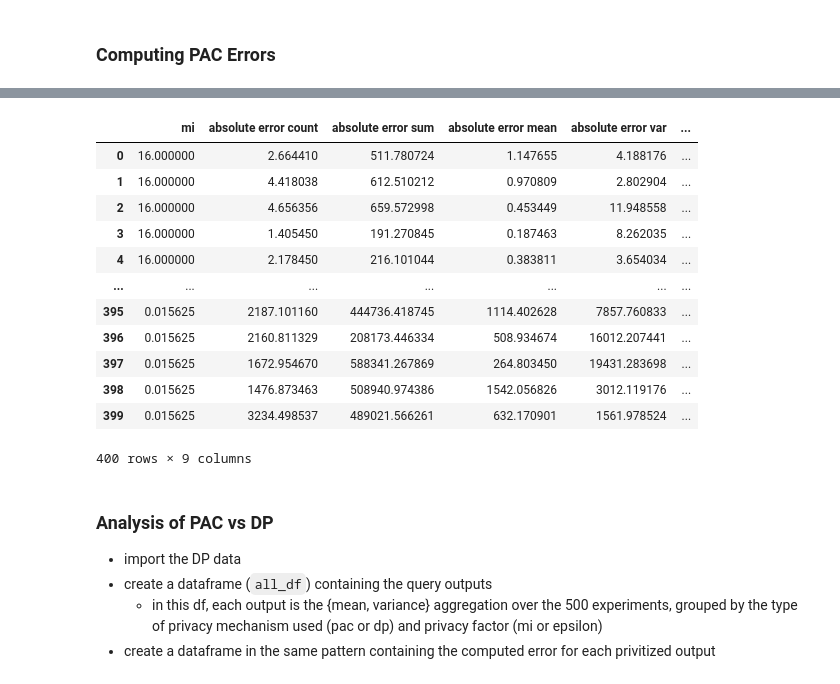
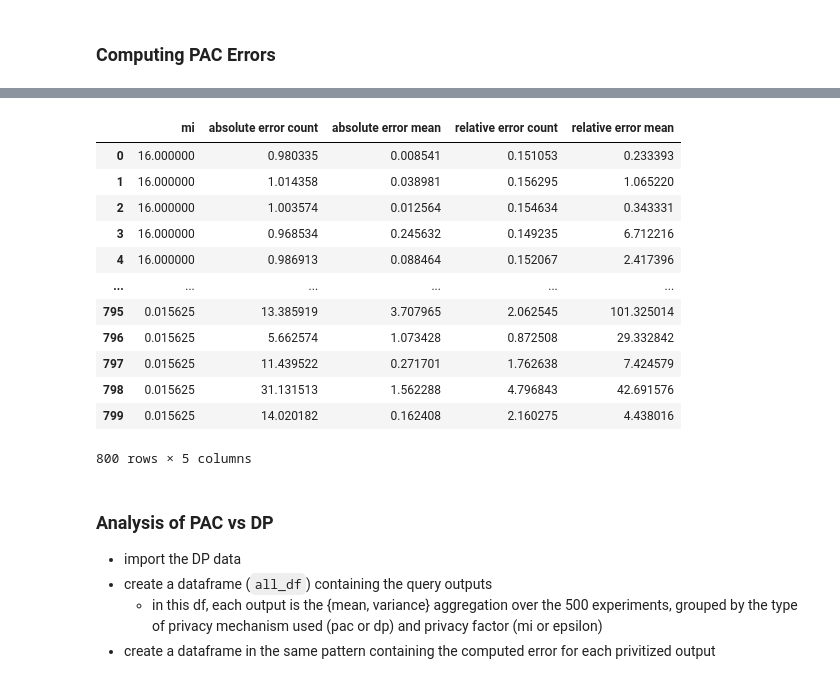
Before and after one commit to michaelnoguera/pacdb, a Jupyter notebook: pac-student_performance-sparkless.ipynb, the cells around one changed output, grey strips where cells are left out. Cells and saved outputs as stored; diff of their text form; code cells hidden in the pictures.

```diff
--- a/pac-student_performance-sparkless.ipynb
+++ b/pac-student_performance-sparkless.ipynb
@@ -5,7 +5,7 @@ This file is adapted to use numpy only without Spark.
 # %%
 EXPERIMENT = 'pac-student_performance-sparkless'
 OUTPUT_DIR = f'./outputs/{EXPERIMENT}'
-GENERATE = False
+GENERATE = True
 
 if GENERATE:
     print("GENERATE = True, so we will generate new samples.")
@@ -68,10 +68,10 @@ array([ 649.        , 2375.        ,    3.65947612,   21.53664232])
 # %%
 ### Query Setup
-SAMPLES = 1024
+SAMPLES = 512
 assert SAMPLES % 2 == 0, "We need an even number of samples for paired sampling."
 number_of_pairs = SAMPLES // 2
 
-true_result = por_df['absences'].agg(['count','sum', 'mean', 'var']).to_numpy() # Save the true result of the query for later
+true_result = por_df['absences'].agg(['count', 'mean']).to_numpy() # Save the true result of the query for later
 number_of_contributing_rows = por_df['absences'].count()
 
 def rowwise_paired_sample(df: DataFrame) -> Tuple[DataFrame, DataFrame]:
@@ -91,9 +91,9 @@ def run_query(i: int) -> List[np.ndarray]:
     # Returns two results each invocation as a result of paired sampling.
     results = []
     for temp_df in rowwise_paired_sample(por_df):
-        out_df = temp_df['absences'].agg(['count','sum', 'mean', 'var'])  # run the query
-        out_df['count'] *= 2  # correct query result for the 50% subsampling
-        out_df['sum'] *= 2  # correct query result for the 50% subsampling
+        out_df = temp_df['absences'].agg(['count', 'mean'])  # run the query
+        #out_df['count'] *= 2  # correct query result for the 50% subsampling
+        #out_df['sum'] *= 2  # correct query result for the 50% subsampling
         results.append(out_df.to_numpy())
     return results
 
@@ -126,6 +157,9 @@ def updateDataFrame(vec: np.ndarray, df: DataFrame) -> DataFrame:
     noisy_output_df = df.copy()
     noisy_output_df.loc[0] = vec
     return noisy_output_df
+
+saved_pac_variables = []
+# (out_np[0], fin_var, sqrt_total_var, pac_noise, pac_noises_to_add, pac_release)
 
 def do_pac_and_release(out_np: List[np.ndarray],
                        max_mi: float = 1./4) -> np.ndarray:
@@ -146,6 +180,8 @@ def do_pac_and_release(out_np: List[np.ndarray],
     # Add noise element-wise to the outputs
     pac_release = out_np[0] + pac_noises_to_add
 
+    saved_pac_variables.append((out_np[0], fin_var, sqrt_total_var, pac_noise, pac_noises_to_add, pac_release))
+
     return pac_release
 
 # Update the DataFrame with the noisy output
@@ -155,7 +213,7 @@ To replicate the experiment that runs for epsilon=0.01, 0.1, 1, 10
 we use mi=1, 1/4, 1/16, 1/64, 1/256 in the hopes of encompassing a similar range.
 # %%
 MI_OPTIONS = [16., 4., 2., 1., 1/4, 1/16, 1/32, 1/64]
-EXPERIMENTS = 50
+EXPERIMENTS = 100
 
 if GENERATE:
     # df = pd.DataFrame([], columns=['mi', 'count', 'sum', 'mean', 'var'])
@@ -165,11 +223,12 @@ if GENERATE:
         for e in range(EXPERIMENTS):
             out_np = generate_samples()
             noisy_output = do_pac_and_release(out_np, mi)
+            # try x2 here ?
             experiment_results.append([mi, *noisy_output])
         with open(f'{OUTPUT_DIR}/experiment_results.pkl', 'wb') as f:
             pickle.dump(experiment_results, f)
 
-    df = pd.DataFrame(experiment_results, columns=['mi', 'count', 'sum', 'mean', 'var'])
+    df = pd.DataFrame(experiment_results, columns=['mi', 'count', 'mean'])
 
     # Save the new data to outputs/...
     df.to_parquet(f'{OUTPUT_DIR}/pac_results.parquet')
@@ -200,30 +283,31 @@ def relative_error_percent(est: np.ndarray, actual: np.ndarray) -> np.ndarray:
 # %%
 # compute errors for PAC (or import from saved file)
 if GENERATE:
     errors_list = []
     for i, row in df.iterrows():
         mi = row['mi']
-        r = row[['count', 'sum', 'mean', 'var']].to_numpy()
+        r = row[['count', 'mean']].to_numpy()
+        r[0] *= 2 # todo gross
         errors_list.append([mi, *absolute_scaled_error(r, true_result), *relative_error_percent(r, true_result)])
-    pac_errors_df = pd.DataFrame(errors_list, columns=['mi', 'absolute error count', 'absolute error sum', 'absolute error mean', 'absolute error var', 'relative error count', 'relative error sum', 'relative error mean', 'relative error var'])
+    pac_errors_df = pd.DataFrame(errors_list, columns=['mi', 'absolute error count',  'absolute error mean',  'relative error count',  'relative error mean'])
     pac_errors_df.to_parquet(f"{OUTPUT_DIR}/pac_errors.parquet")  # overwrite saved
 else:
     pac_errors_df = pq.read_table(f"{OUTPUT_DIR}/pac_errors.parquet").to_pandas()
 pac_errors_df
 # %% [output]
-|  | mi | absolute error count | absolute error sum | absolute error mean | absolute error var | ... |
-| 0 | 16.000000 | 2.664410 | 511.780724 | 1.147655 | 4.188176 | ... |
-| 1 | 16.000000 | 4.418038 | 612.510212 | 0.970809 | 2.802904 | ... |
-| 2 | 16.000000 | 4.656356 | 659.572998 | 0.453449 | 11.948558 | ... |
-| 3 | 16.000000 | 1.405450 | 191.270845 | 0.187463 | 8.262035 | ... |
-| 4 | 16.000000 | 2.178450 | 216.101044 | 0.383811 | 3.654034 | ... |
-| ... | ... | ... | ... | ... | ... | ... |
-| 395 | 0.015625 | 2187.101160 | 444736.418745 | 1114.402628 | 7857.760833 | ... |
-| 396 | 0.015625 | 2160.811329 | 208173.446334 | 508.934674 | 16012.207441 | ... |
-| 397 | 0.015625 | 1672.954670 | 588341.267869 | 264.803450 | 19431.283698 | ... |
-| 398 | 0.015625 | 1476.873463 | 508940.974386 | 1542.056826 | 3012.119176 | ... |
-| 399 | 0.015625 | 3234.498537 | 489021.566261 | 632.170901 | 1561.978524 | ... |
+|  | mi | absolute error count | absolute error mean | relative error count | relative error mean |
+| 0 | 16.000000 | 0.980335 | 0.008541 | 0.151053 | 0.233393 |
+| 1 | 16.000000 | 1.014358 | 0.038981 | 0.156295 | 1.065220 |
+| 2 | 16.000000 | 1.003574 | 0.012564 | 0.154634 | 0.343331 |
+| 3 | 16.000000 | 0.968534 | 0.245632 | 0.149235 | 6.712216 |
+| 4 | 16.000000 | 0.986913 | 0.088464 | 0.152067 | 2.417396 |
+| ... | ... | ... | ... | ... | ... |
+| 795 | 0.015625 | 13.385919 | 3.707965 | 2.062545 | 101.325014 |
+| 796 | 0.015625 | 5.662574 | 1.073428 | 0.872508 | 29.332842 |
+| 797 | 0.015625 | 11.439522 | 0.271701 | 1.762638 | 7.424579 |
+| 798 | 0.015625 | 31.131513 | 1.562288 | 4.796843 | 42.691576 |
+| 799 | 0.015625 | 14.020182 | 0.162408 | 2.160275 | 4.438016 |
-400 rows × 9 columns
+800 rows × 5 columns
 # %%
 # if GENERATE:
 #     mean_df = df.groupby('mi').mean()[['count', 'sum', 'mean', 'var']]
```
Also changed, not shown: parts of 28 cells of this notebook, 13 other files.
